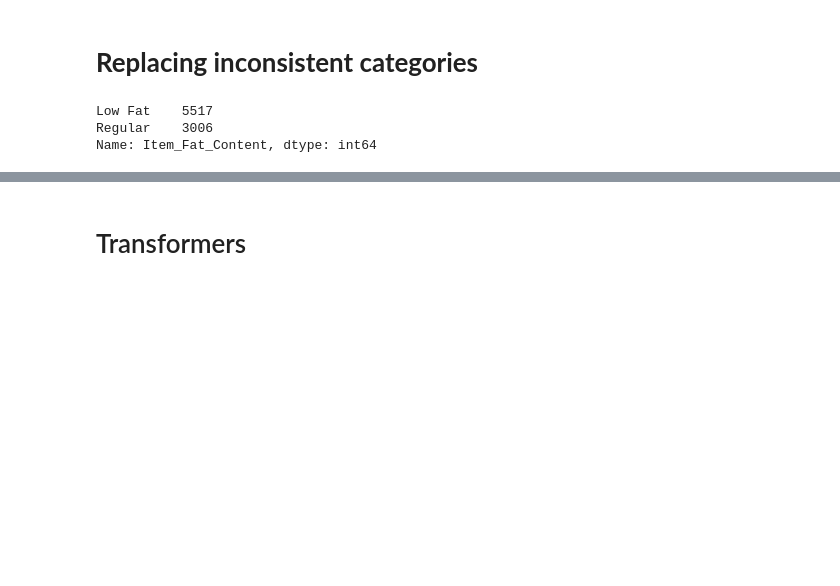
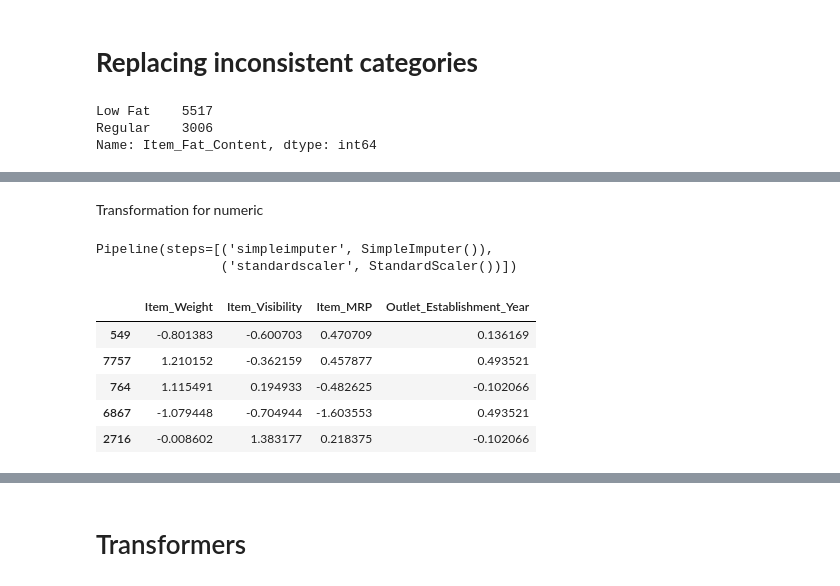
Before and after one commit to davegbade/Prediction-of-Product-Sales, a Jupyter notebook: Project_1_Part_5_(Core).ipynb, the cells around one changed output, grey strips where cells are left out. Saved outputs shown, nothing was run; the diff lists cells and outputs as text; code cells hidden in the pictures; blank space fills up the shorter version.

```diff
--- a/Project_1_Part_5_(Core).ipynb
+++ b/Project_1_Part_5_(Core).ipynb
@@ -724,0 +725,21 @@ y = df2[target]
+# %%
+
+from sklearn.preprocessing import LabelEncoder, LabelBinarizer
+
+#define encoder for Item_Fat_Content
+fat_encoder = LabelEncoder()
+
+#fit encoder on the Item_Fat_Content column
+fat_encoder.fit(df2['Item_Fat_Content'])
+
+#transform the Item_Fat_Content column with the encoded labels
+df2['Item_Fat_Content'] = fat_encoder.transform(df2['Item_Fat_Content'])
+
+#define binarizer for Item_Fat_Content
+fat_binarizer = LabelBinarizer()
+
+#fit binarizer on the Item_Fat_Content column
+fat_binarizer.fit(df2['Item_Fat_Content'])
+
+#transform the Item_Fat_Content column with the binary values
+df2['Item_Fat_Content'] = fat_binarizer.transform(df2['Item_Fat_Content'])
@@ -724,0 +762,22 @@ y = df2[target]
+# %% [markdown]
+Transformation for numeric
+# %%
+num_cols = X_train.select_dtypes('number').columns
+# Create an imputer with mean strategy
+imputer = SimpleImputer(strategy='mean')
+
+# Create a scaler
+scaler = StandardScaler()
+# %%
+#fit imputer on the Item_Weight column
+imputer.fit(df2[['Item_Weight']])
+
+#transform the Item_Weight column with the imputed values
+df2['Item_Weight'] = imputer.transform(df2[['Item_Weight']])
+# %%
+# Create a numeric pipeline with imputer and scaler
+numeric_pipeline = make_pipeline(imputer,scaler)
+numeric_pipeline
+# %% [output]
+Pipeline(steps=[('simpleimputer', SimpleImputer()),
+                ('standardscaler', StandardScaler())])
@@ -724,0 +787,13 @@ y = df2[target]
+# %%
+numeric_pipeline.fit(X_train[num_cols])
+X_train_num = numeric_pipeline.transform(X_train[num_cols])
+X_test_num = numeric_pipeline.transform(X_test[num_cols])
+
+X_train_num.head()
+# %% [output]
+|  | Item_Weight | Item_Visibility | Item_MRP | Outlet_Establishment_Year |
+| 549 | -0.801383 | -0.600703 | 0.470709 | 0.136169 |
+| 7757 | 1.210152 | -0.362159 | 0.457877 | 0.493521 |
+| 764 | 1.115491 | 0.194933 | -0.482625 | -0.102066 |
+| 6867 | -1.079448 | -0.704944 | -1.603553 | 0.493521 |
+| 2716 | -0.008602 | 1.383177 | 0.218375 | -0.102066 |
```
Also changed, not shown: parts of 59 cells of this notebook.
